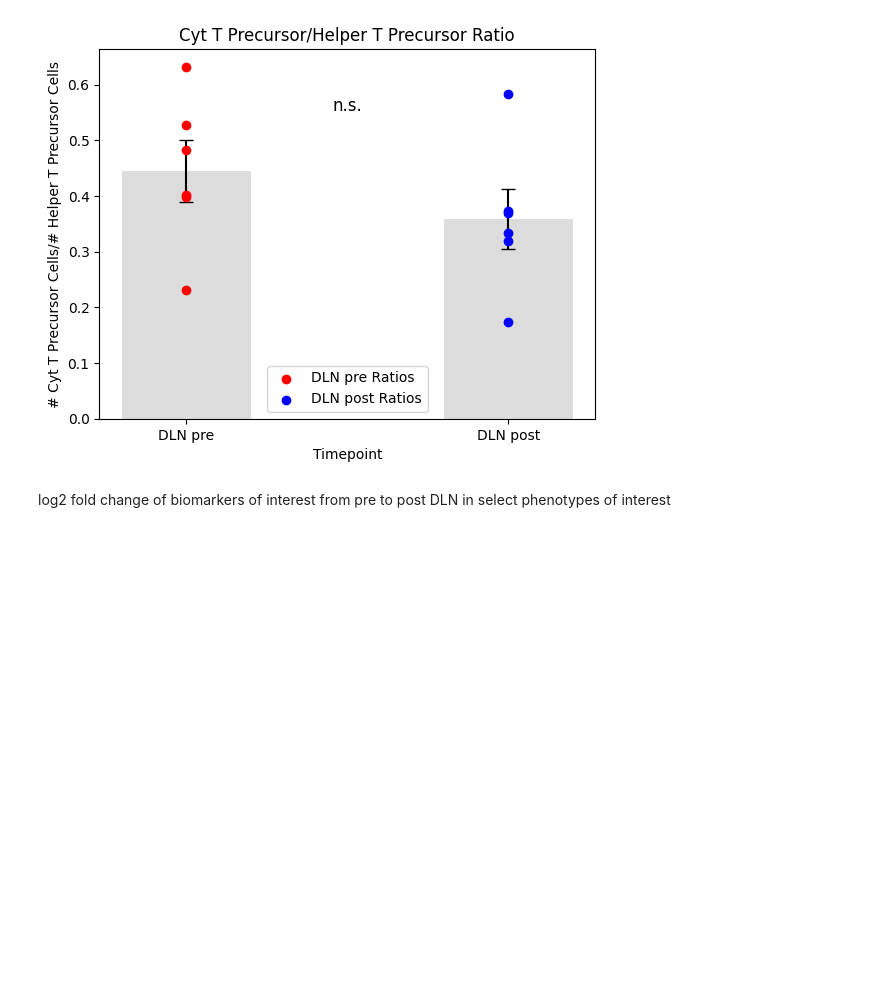
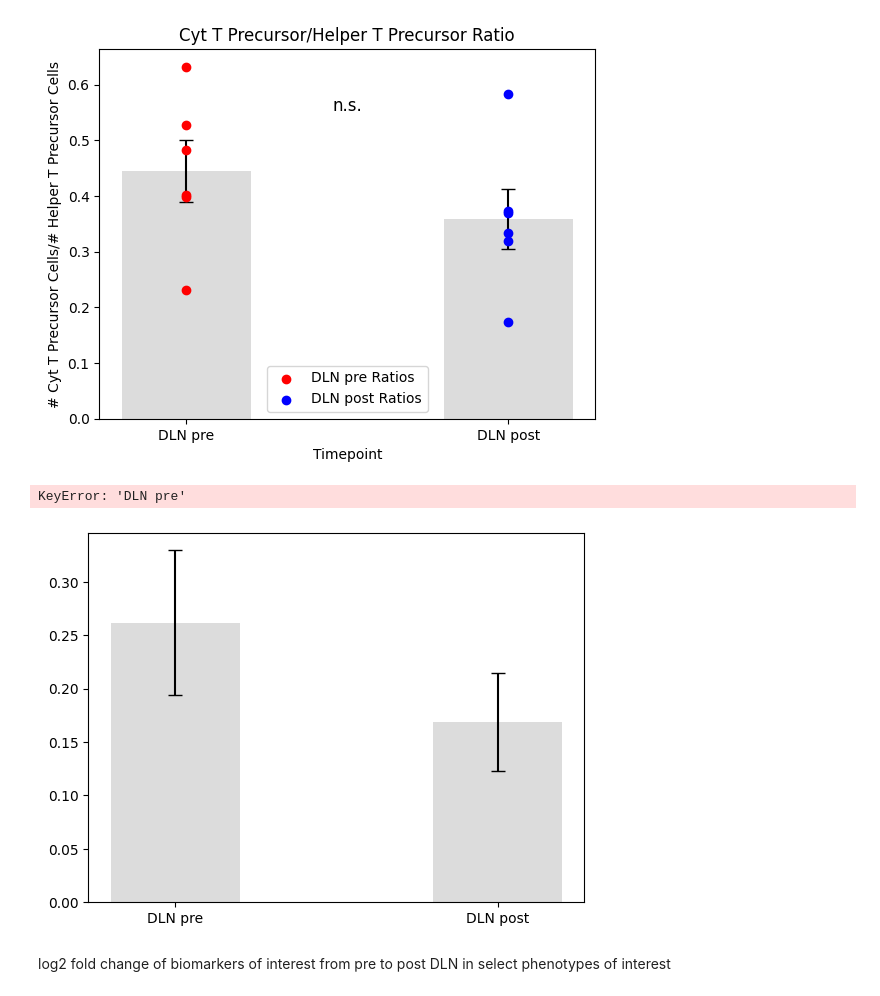
Before and after one commit to Pathomics-ai/Nguyenlab_multiplex, a Jupyter notebook: analysis/2b_prelim_figplots.ipynb, the cells around one changed output. Drawn from its saved outputs; the diff is of its cells as text; code cells hidden in the pictures; blank space fills up the shorter version.

```diff
--- a/analysis/2b_prelim_figplots.ipynb
+++ b/analysis/2b_prelim_figplots.ipynb
@@ -627,6 +627,76 @@ for pair in phen_ratios_toplot:
 [figure]
 [figure]
 [figure]
+# %%
+phen_ratios_toplot = [('Tc', 'Cyt T Precursor'), ('Helper T', 'Macrophage'), ('Cyt T Precursor', 'Helper T Precursor')]
+for pair in phen_ratios_toplot:
+    timepoint_dict = {}
+    for timepoint, group in df.groupby('Timepoint'):
+
+        sample_ratios = []
+        for sample, sample_group in group.groupby('Parent'):
+
+            phen1 = sample_group['Phenotype'].value_counts().get(pair[0], 0)
+            phen2 = sample_group['Phenotype'].value_counts().get(pair[1], 0)
+
+            if phen2 > 0:
+                ratio = phen1 / phen2
+            else:
+                ratio = 0  # denom 0 case
+            sample_ratios.append(ratio)
+
+        # get avg ratio and stderr for the timepoint
+        if sample_ratios:
+            bar_height = np.mean(sample_ratios)
+            std_error = np.std(sample_ratios, ddof=1) / np.sqrt(len(sample_ratios))
+        else:
+            bar_height = 0
+            std_error = 0
+
+        timepoint_dict[timepoint] = (bar_height, std_error, sample_ratios)
+
+    # plot
+    fig, ax = plt.subplots()
+
+    # define the order of timepoints
+    timepoints = ['DLN pre', 'DLN post']
+    bar_heights = [timepoint_dict[tp][0] for tp in timepoints]
+    std_errors = [timepoint_dict[tp][1] for tp in timepoints]
+    sample_ratios_list = [timepoint_dict[tp][2] for tp in timepoints]
+
+    bars = ax.bar(timepoints, bar_heights, yerr=std_errors, color='gainsboro', width=0.4, capsize=5)
+    colours = {'T1': 'red', 'T2': 'blue'}
+
+    # add sample ratios as coloured points
+    for i, (timepoint, sample_ratios) in enumerate(zip(timepoints, sample_ratios_list)):
+        if sample_ratios:  # unnecessary handling: check if there are ratios to plot
+            ax.scatter([timepoint] * len(sample_ratios), sample_ratios, color=colours[timepoint], label=f'{timepoint} Ratios', zorder=5)
+
+    # determine whether not sig diff or sig, and display p-value if so
+    for i in range(len(timepoints)):
+        for j in range(i + 1, len(timepoints)):
+            tp1 = timepoints[i]
+            tp2 = timepoints[j]
+
+            bar1, err1 = bar_heights[i], std_errors[i]
+            bar2, err2 = bar_heights[j], std_errors[j]
+
+            if (bar1 - err1 <= bar2 + err2) and (bar1 + err1 >= bar2 - err2):
+                ax.text((i + j) / 2, max(bar_heights) + 0.1, 'n.s.', ha='center', va='bottom', fontsize=12)
+            else:
+                # two-tailed independent t-test
+                _, p_value = ttest_ind(timepoint_dict[tp1][2], timepoint_dict[tp2][2], equal_var=False)
+                if p_value < 0.1:
+                    ax.text((i + j) / 2, max(bar_heights) + 0.1, f'p = {p_value:.2f}', ha='center', va='bottom', fontsize=12)
+
+    ax.set_xlabel('Timepoint')
+    ax.set_ylabel(f'# {pair[0]} Cells/# {pair[1]} Cells')
+    ax.set_title(f'{pair[0]}/{pair[1]} Ratio')
+    ax.legend()
+    plt.show()
+# %% [output]
+KeyError: 'DLN pre'
+[figure, added]
 # %% [markdown]
 log2 fold change of biomarkers of interest from pre to post DLN in select phenotypes of interest
 # %%
```
